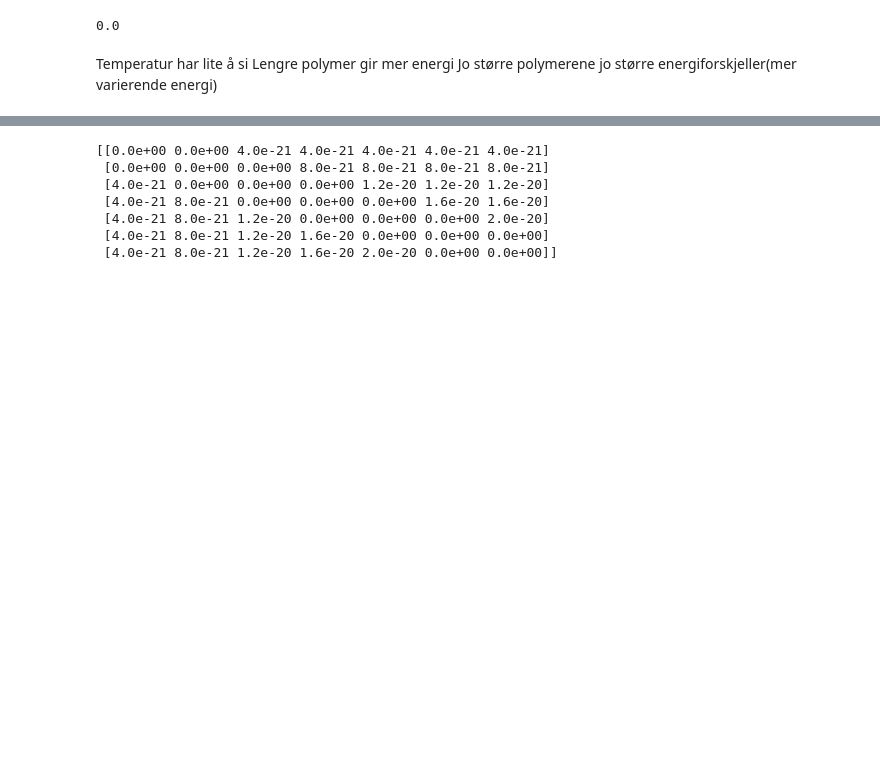
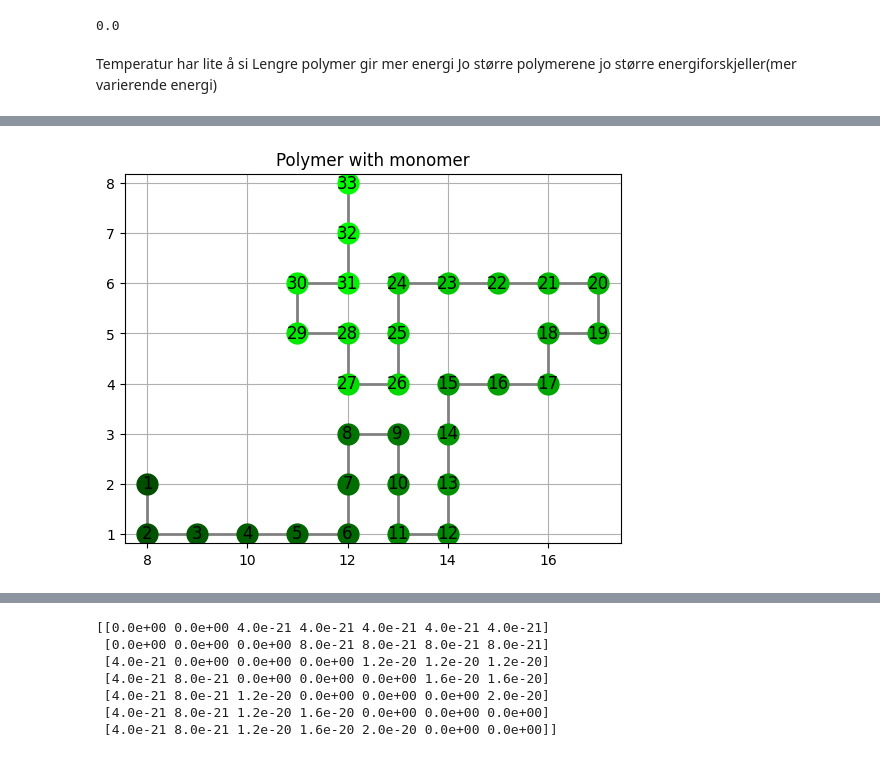
Before and after one commit to hannaroed/Vitber-bio, a Jupyter notebook: bio.ipynb, the cells around one changed output, grey strips where cells are left out. Saved outputs shown, nothing was run; the diff lists cells and outputs as text; code cells hidden in the pictures; blank space fills up the shorter version.

```diff
--- a/bio.ipynb
+++ b/bio.ipynb
@@ -406,0 +427,5 @@ plt.show()
+# %%
+polymer_high_temp = simulate_energy(init_polymer(33), t, V_1, T_high)[0]
+plot_polymer(polymer_high_temp)
+# %% [output]
+[figure, added]
```
Also changed, not shown: parts of 16 cells of this notebook.
